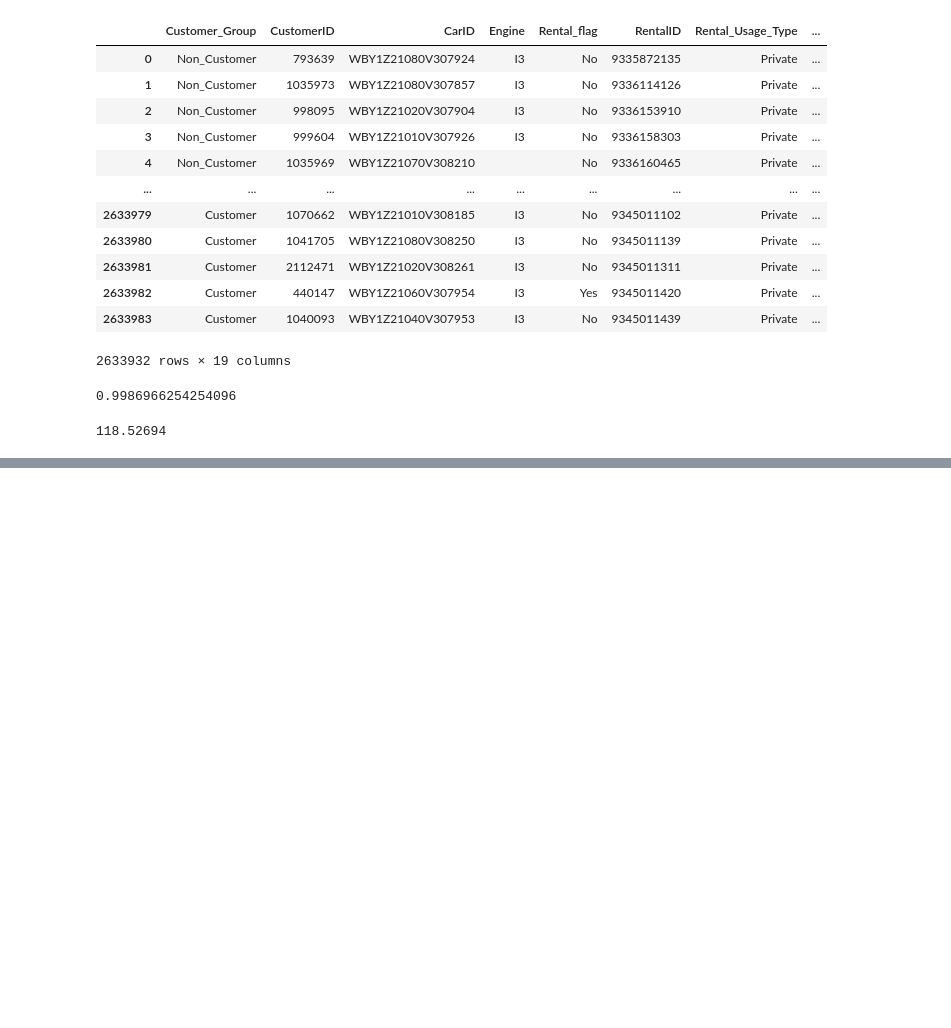
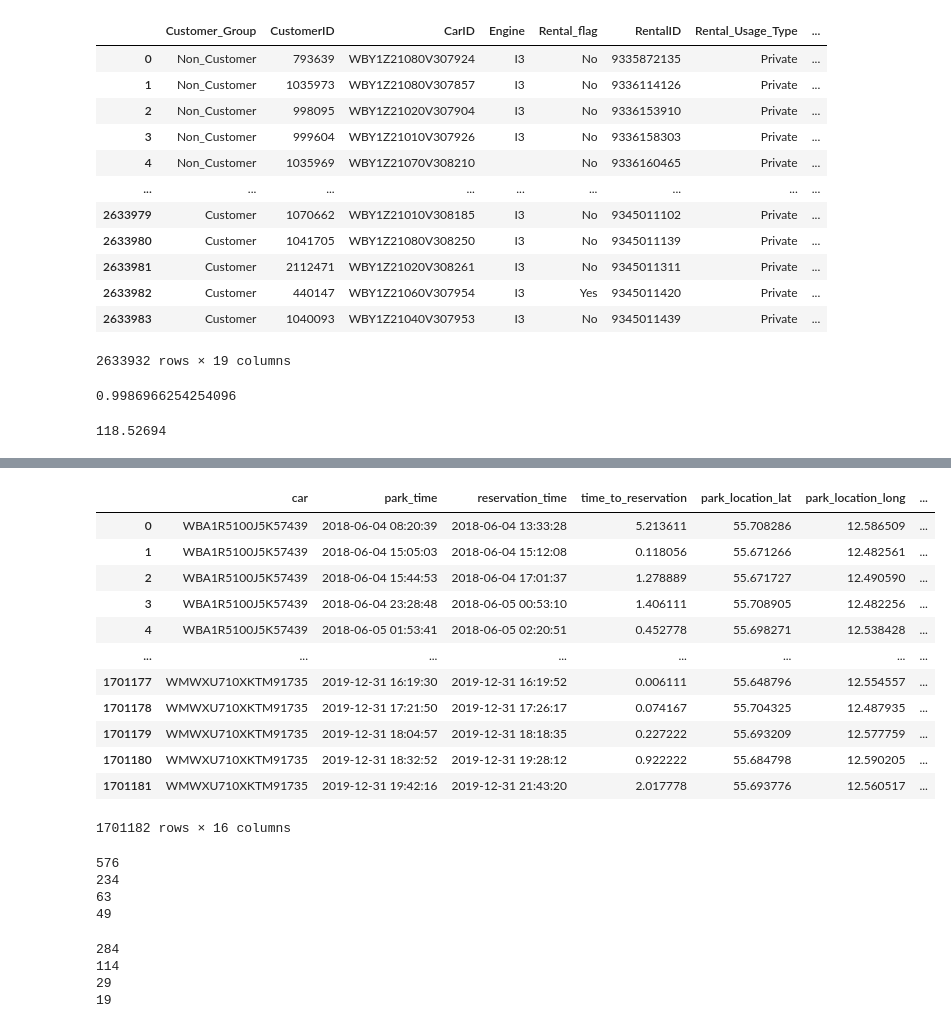
Before and after one commit to Bogeluno/GNN_Thesis, a Jupyter notebook: notebooks/ForData.ipynb, the cells around one changed output, grey strips where cells are left out. Drawn from its saved outputs; the diff is of its cells as text; code cells hidden in the pictures; blank space fills up the shorter version.

```diff
--- a/notebooks/ForData.ipynb
+++ b/notebooks/ForData.ipynb
@@ -60,0 +75,37 @@ Name: 1758492, dtype: object
+# %%
+df_vacancy
+# %% [output]
+|  | car | park_time | reservation_time | time_to_reservation | park_location_lat | park_location_long | ... |
+| 0 | WBA1R5100J5K57439 | 2018-06-04 08:20:39 | 2018-06-04 13:33:28 | 5.213611 | 55.708286 | 12.586509 | ... |
+| 1 | WBA1R5100J5K57439 | 2018-06-04 15:05:03 | 2018-06-04 15:12:08 | 0.118056 | 55.671266 | 12.482561 | ... |
+| 2 | WBA1R5100J5K57439 | 2018-06-04 15:44:53 | 2018-06-04 17:01:37 | 1.278889 | 55.671727 | 12.490590 | ... |
+| 3 | WBA1R5100J5K57439 | 2018-06-04 23:28:48 | 2018-06-05 00:53:10 | 1.406111 | 55.708905 | 12.482256 | ... |
+| 4 | WBA1R5100J5K57439 | 2018-06-05 01:53:41 | 2018-06-05 02:20:51 | 0.452778 | 55.698271 | 12.538428 | ... |
+| ... | ... | ... | ... | ... | ... | ... | ... |
+| 1701177 | WMWXU710XKTM91735 | 2019-12-31 16:19:30 | 2019-12-31 16:19:52 | 0.006111 | 55.648796 | 12.554557 | ... |
+| 1701178 | WMWXU710XKTM91735 | 2019-12-31 17:21:50 | 2019-12-31 17:26:17 | 0.074167 | 55.704325 | 12.487935 | ... |
+| 1701179 | WMWXU710XKTM91735 | 2019-12-31 18:04:57 | 2019-12-31 18:18:35 | 0.227222 | 55.693209 | 12.577759 | ... |
+| 1701180 | WMWXU710XKTM91735 | 2019-12-31 18:32:52 | 2019-12-31 19:28:12 | 0.922222 | 55.684798 | 12.590205 | ... |
+| 1701181 | WMWXU710XKTM91735 | 2019-12-31 19:42:16 | 2019-12-31 21:43:20 | 2.017778 | 55.693776 | 12.560517 | ... |
+1701182 rows × 16 columns
+# %%
+zones = np.concatenate([df_vacancy.park_zone.values, df_vacancy.leave_zone.values])
+print(len(set(zones)))
+print(len(set(zones//10)))
+print(len(set(zones//100)))
+print(len(set(zones//1000)))
+# %% [output]
+576
+234
+63
+49
+# %%
+print(sum(pd.Series(zones).value_counts() > 25))
+print(sum(pd.Series(zones//10).value_counts() > 25))
+print(sum(pd.Series(zones//100).value_counts() > 25))
+print(sum(pd.Series(zones//1000).value_counts() > 25))
+# %% [output]
+284
+114
+29
+19
```
Also changed, not shown: parts of 6 cells of this notebook, 3 other files.
